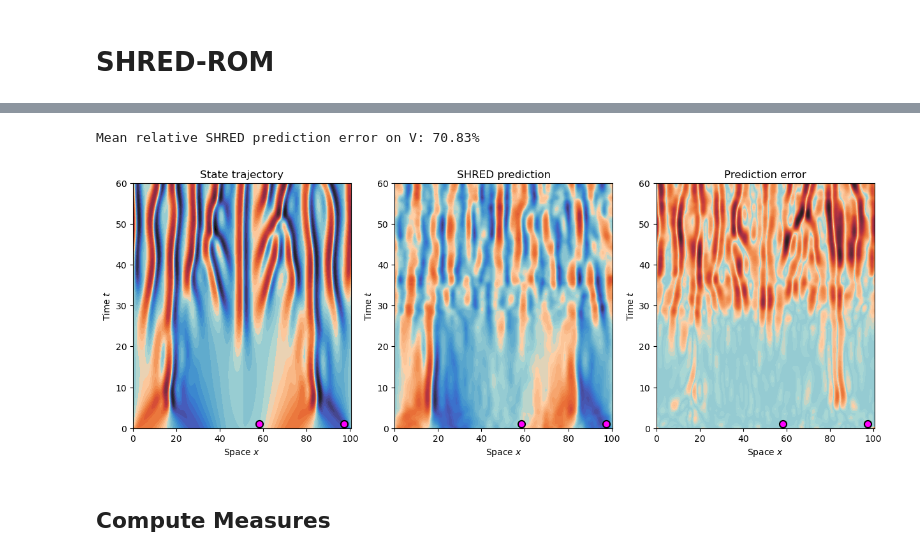
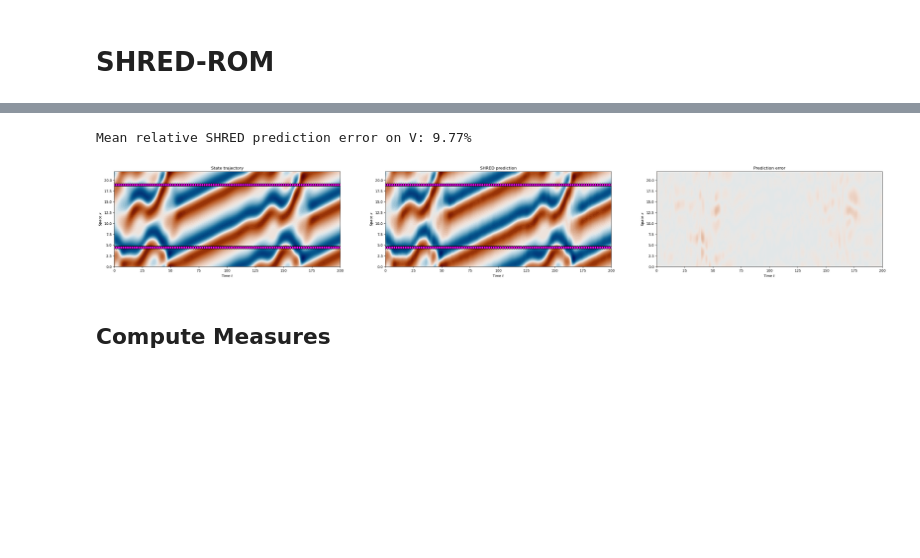
Before and after one commit to markus0800/SHRED-ROM, a Jupyter notebook: KuramotoSivashinsky.ipynb, the cells around one changed output, grey strips where cells are left out. Saved outputs shown, nothing was run; the diff lists cells and outputs as text; code cells hidden in the pictures; blank space fills up the shorter version.

Commit message:
New KS plot

```diff
--- a/KuramotoSivashinsky.ipynb
+++ b/KuramotoSivashinsky.ipynb
@@ -139,8 +132,8 @@ plot_state(ut, cmap, colorbar = False)
 # GENERATE SNAPSHOTS (SKIP THIS CELL IF DATA ALREADY AVAILABLE)
 
 dt = 1e-2
-T = 60.0
-nstepsoutput = 300
+T = 200.0
+nstepsoutput = 200
 ntimes = nstepsoutput + 1 # Time series length
 
 ntrajectories = 500
@@ -178,8 +171,8 @@ Snapshots generated!
 # LOAD SNAPSHOTS MATRICES
 
 dt = 1e-2
-T = 60.0
-nstepsoutput = 300
+T = 200.0
+nstepsoutput = 200
 ntimes = nstepsoutput + 1 # Time series length
 
 ntrajectories = 500
@@ -254,7 +247,7 @@ Utest = Utest.reshape(-1, nstate).numpy()
 
 from sklearn.utils.extmath import randomized_svd
 
-kstate = 100 # Number of POD modes
+kstate = 20 # Number of POD modes
 
 W, S, V = randomized_svd(Utrain, n_components = kstate)
 
@@ -407,10 +397,10 @@ Training done: Training loss = 4.94%     Validation loss = 12.30%
 # %%
-# # SHRED LOADING
+# SHRED LOADING
 
-# from utils.models import SHRED, fit
+from utils.models import SHRED, fit
 
-# shred = SHRED(nsensors + nparams, kvelocity, hidden_size = 64, hidden_layers = 2, decoder_sizes = [350, 400], dropout = 0.1).to(device)
-# shred.load_state_dict(torch.load('NN/FlowAroundObstacle_shred_velocity.pt', weights_only = True, map_location = torch.device(device)));
+shred = SHRED(nsensors, kstate, hidden_size = 64, hidden_layers = 2, decoder_sizes = [350, 400], dropout = 0.1).to(device)
+shred.load_state_dict(torch.load('NN/KuramotoSivashinsky_shred.pt', weights_only = True, map_location = torch.device(device)));
 # %%
 # SHRED ERRORS ON TEST DATA
 
@@ -422,32 +412,34 @@ Utest_hat = Utest_hat.reshape(ntest, ntimes, nstate)
 
 print("Mean relative SHRED prediction error on V: %s" % num2p(mre(Utest, Utest_hat)))
 # %% [output]
-Mean relative SHRED prediction error on V: 70.83%
+Mean relative SHRED prediction error on V: 9.77%
 # %%
 # TRAJECTORY WITH SENSORS (PLOT)
 
-def trajectories_with_sensors(uts, sensors_coordinates, cmap = "jet", titles = None, colorbar = False, levels = 50, vmax = None, vmin = None):
+def trajectories_with_sensors(uts, sensors_coordinates, cmap = cmc.vik, titles = None, colorbar = False, levels = 50, vmax = None, vmin = None):
     """
     Trajectories with sensors
     Input: state trajectory with dimension (ntimes, nstate), sensors coordinates with dimension (nsensors) and plot functionalities
     """
     vmin = min(uts[j].min() for j in range(len(uts)))
     vmax = max(uts[j].max() for j in range(len(uts)))
 
-    plt.figure(figsize = (15, 5))
+    plt.figure(figsize = (40, 5))
     for j in range(len(uts)):
         plt.subplot(1, len(uts), j+1)
         plot_state(uts[j], cmap = cmap, title = titles[j], colorbar = colorbar, levels = levels, vmax = vmax, vmin = vmin)
-        for k in range(nsensors):
-            plt.plot(sensors_coordinates[k], 1.1, 'o', mfc = 'magenta', mec = 'black', ms = 8, mew = 1.5)
+        if j < len(uts)-1:
+            for i in range(101):
+                for k in range(nsensors):
+                    plt.plot(i*2, sensors_coordinates[k], 'o', mfc = 'magenta', mec = 'black', ms = 8, mew = 1.5)
 
-which = 5
+which = 2
 
 plotlist = [Utest[which], Utest_hat[which], ((Utest[which] - Utest_hat[which])**2).sqrt()]
 
-trajectories_with_sensors(plotlist, sensors_coordinates, cmap = cmap, titles = ("State trajectory", "SHRED prediction", "Prediction error"))
+trajectories_with_sensors(plotlist, sensors_coordinates, titles = ("State trajectory", "SHRED prediction", "Prediction error"))
 # %% [output]
-[figure, old version]
+[figure, new version]
 # %%
 # Gif con soluzione 1D che varia?
 # %% [markdown]
```
Also changed, not shown: parts of 14 cells of this notebook, 1 other file.
